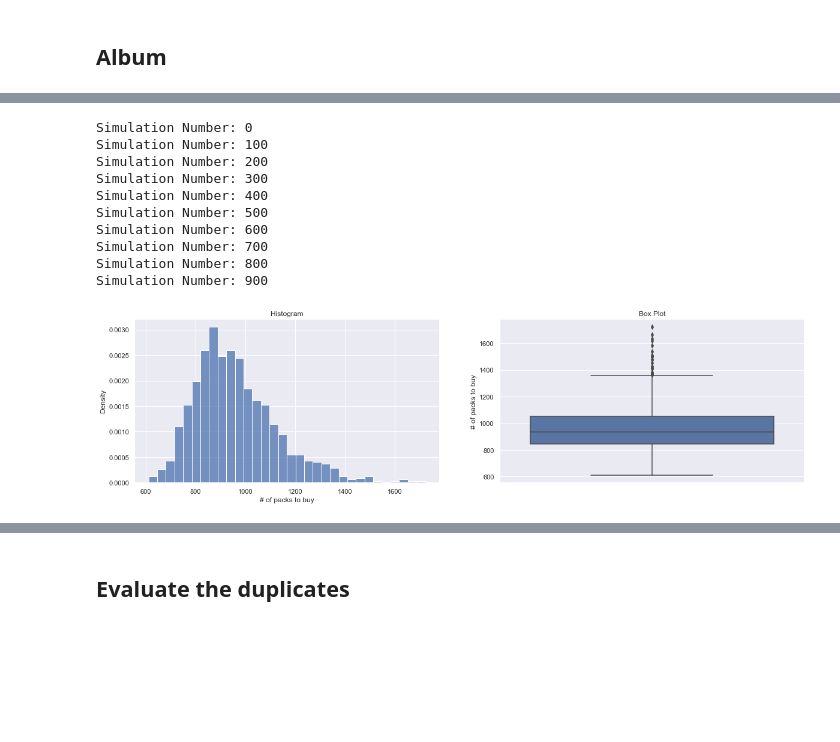
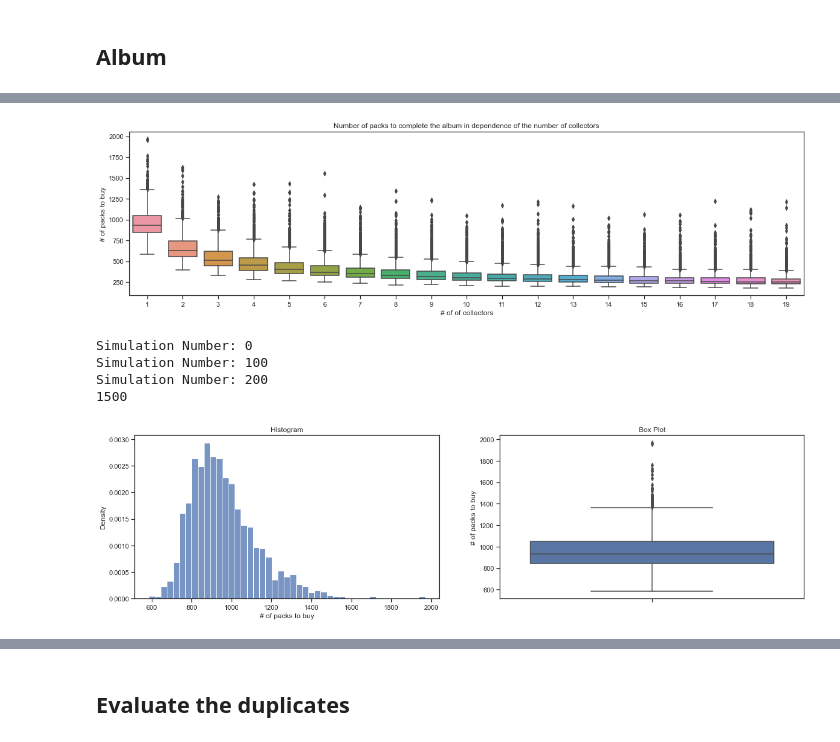
Before and after one commit to PatrickStaehli/panini_monte_carlo, a Jupyter notebook: Panini_MonteCarlo.ipynb, the cells around one changed output, grey strips where cells are left out. Saved outputs shown, nothing was run; the diff lists cells and outputs as text; code cells hidden in the pictures; blank space fills up the shorter version.

Commit message:
Includes swapping

```diff
--- a/Panini_MonteCarlo.ipynb
+++ b/Panini_MonteCarlo.ipynb
@@ -25,8 +25,8 @@ class Album:
     ----------
     album : np.array of size n_stickers
         The value at index i determines the amount of stickers with this id are collected.
-    album_complete : bool
-        Turns to true as soon as the album is complete
+    album_complete : int=0
+        Turns to 1 as soon as the album is complete
     n_stickers : int
         Number of stickers in the album
     pack_size : int
@@ -59,7 +59,7 @@ class Album:
         self.stickers = np.zeros(n_stickers)
         self.pack_size = pack_size
         self.num_packs_bought = 0
-        self.album_complete = False
+        self.album_complete = 0
 
     def create_pack(self):
         '''
@@ -102,22 +102,3 @@ class Album:
             self.num_packs_bought += 1
 
         self.album_complete = True
-
-
-def run_mc_simulation(n_simulations, n_stickers, pack_size):
-    '''
-    '''
-
-    num_packs_fill_album = []
-    albums = []
-    for i in range(n_simulations):
-        if i%100 == 0: print('Simulation Number: {}'.format(i))
-        album = Album(n_stickers, pack_size)
-        album.fill_album()
-        num_packs_fill_album.append(album.num_packs_bought)
-        albums.append(album.stickers)
-
-    return albums, num_packs_fill_album
-# %%
-album = Album(n_stickers, pack_size)
-album.fill_album()
@@ -144,4 +104,0 @@ array([ 5., 14.,  4., 13.,  7.,  4., 10.,  5., 13., 10.,  7.,  6.,  8.,
-# %%
-album = np.zeros(n_stickers)
-album, num_packs_buy = fill_album(album, n_stickers, pack_size)
-print("Number of packs to fill the album: {}".format(num_packs_buy))
@@ -150,29 +262,36 @@ Number of packs to fill the album: 837
+# %%
+import pandas as pd
+df = pd.DataFrame(data=np.transpose(num_packs_fill_album), columns=np.arange(1,20))#np.linspace(1, len(num_packs_fill_album), len(num_packs_fill_album)))
+fig, axes = plt.subplots(1, 1, figsize=(20,5))
+sns.boxplot(ax=axes, x="variable", y="value", data=pd.melt(df))
+axes.set_title('Number of packs to complete the album in dependence of the number of collectors')
+axes.set(ylabel='# of packs to buy');
+axes.set(xlabel='# of of collectors');
+
+fig.savefig('img/swapping/no_of_packs_swapping.png')
+# %% [output]
+[figure, added]
 # %%
-albums, num_packs_fill_album = run_mc_simulation(1000, n_stickers, pack_size)
+albums, num_packs_fill_album = run_mc_simulation_swapping(1500, 5, n_stickers, pack_size)
 # %% [output]
 Simulation Number: 0
 Simulation Number: 100
 Simulation Number: 200
-Simulation Number: 300
-Simulation Number: 400
-Simulation Number: 500
-Simulation Number: 600
-Simulation Number: 700
-Simulation Number: 800
-Simulation Number: 900
+1500
 # %%
+# No Swapping
 fig, axes = plt.subplots(1, 2, figsize=(20,5))
-sns.histplot(ax=axes[0], x=num_packs_fill_album,  bins='sqrt', stat='density');
+sns.histplot(ax=axes[0], x=num_packs_fill_album[0],  bins='sqrt', stat='density');
 axes[0].set(ylabel='Density', xlabel='# of packs to buy');
 axes[0].set_title('Histogram')
 #sns.violinplot(ax=axes[1], y=num_packs_fill_album);
 #axes[1].set_title('Violin Plot')
 #axes[1].set(ylabel='# of packs to buy');
-sns.boxplot(ax=axes[1], y=num_packs_fill_album);
+sns.boxplot(ax=axes[1], y=num_packs_fill_album[0]);
 axes[1].set_title('Box Plot')
 axes[1].set(ylabel='# of packs to buy');
 
-fig.savefig('no_of_packs')
+fig.savefig('no_of_packs_two_swappers')
 # %% [output]
-[figure, old version]
+[figure, new version]
 # %%
```
Also changed, not shown: parts of 10 cells of this notebook.
